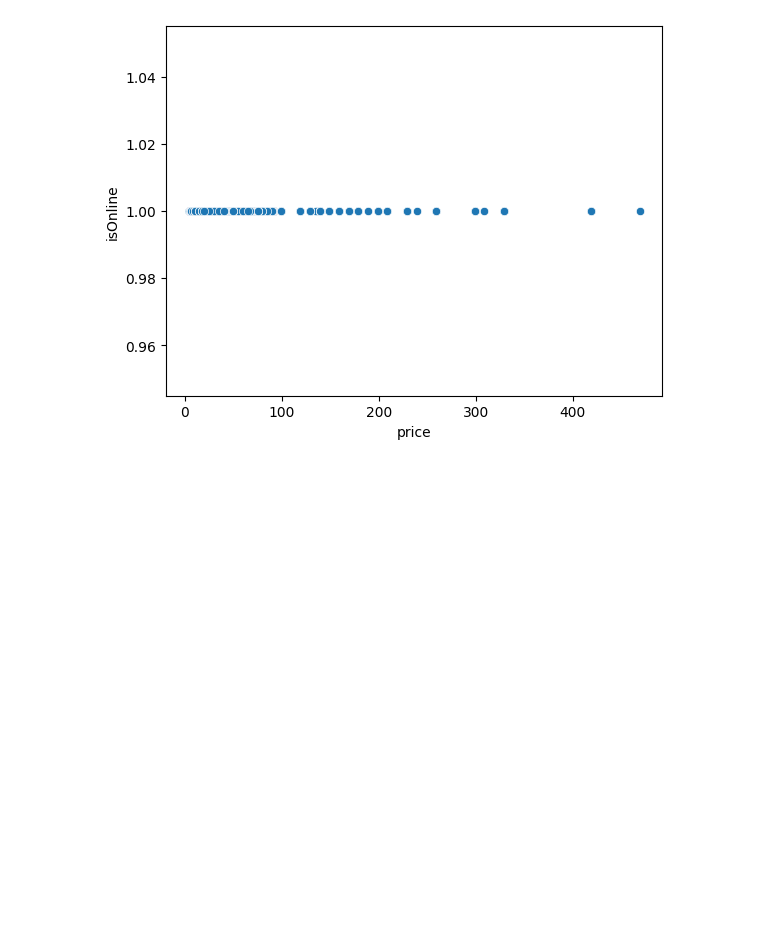
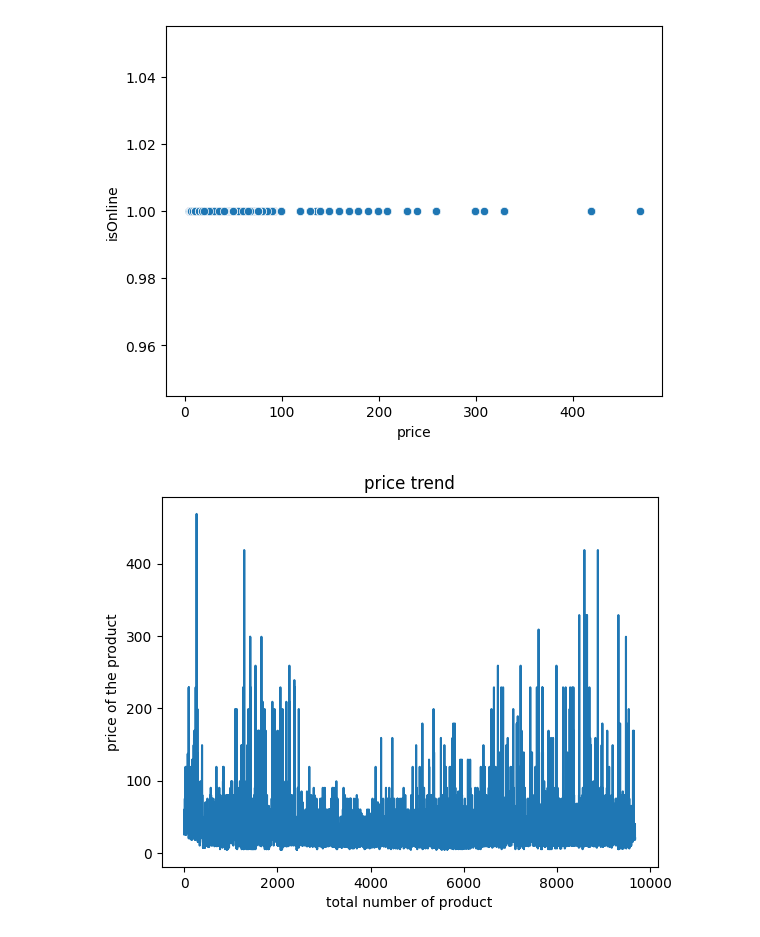
Before and after one commit to Riyaminz13/Data-science-bootcamp-Riya, a Jupyter notebook: scripts/basics.ipynb, the cells around one changed output. Drawn from its saved outputs; the diff is of its cells as text; code cells hidden in the pictures; blank space fills up the shorter version.

```diff
--- a/scripts/basics.ipynb
+++ b/scripts/basics.ipynb
@@ -126,3 +126,11 @@ sns.scatterplot(x='price', y='isOnline', data=H_M)
 # %% [output]
 <Axes: xlabel='price', ylabel='isOnline'>
 [figure]
+# %%
+plt.plot(H_M['price'])
+plt.xlabel('total number of product')
+plt.ylabel('price of the product')
+plt.title('price trend')
+plt.show()
+# %% [output]
+[figure, added]
```
Also changed, not shown: 2 other files.
